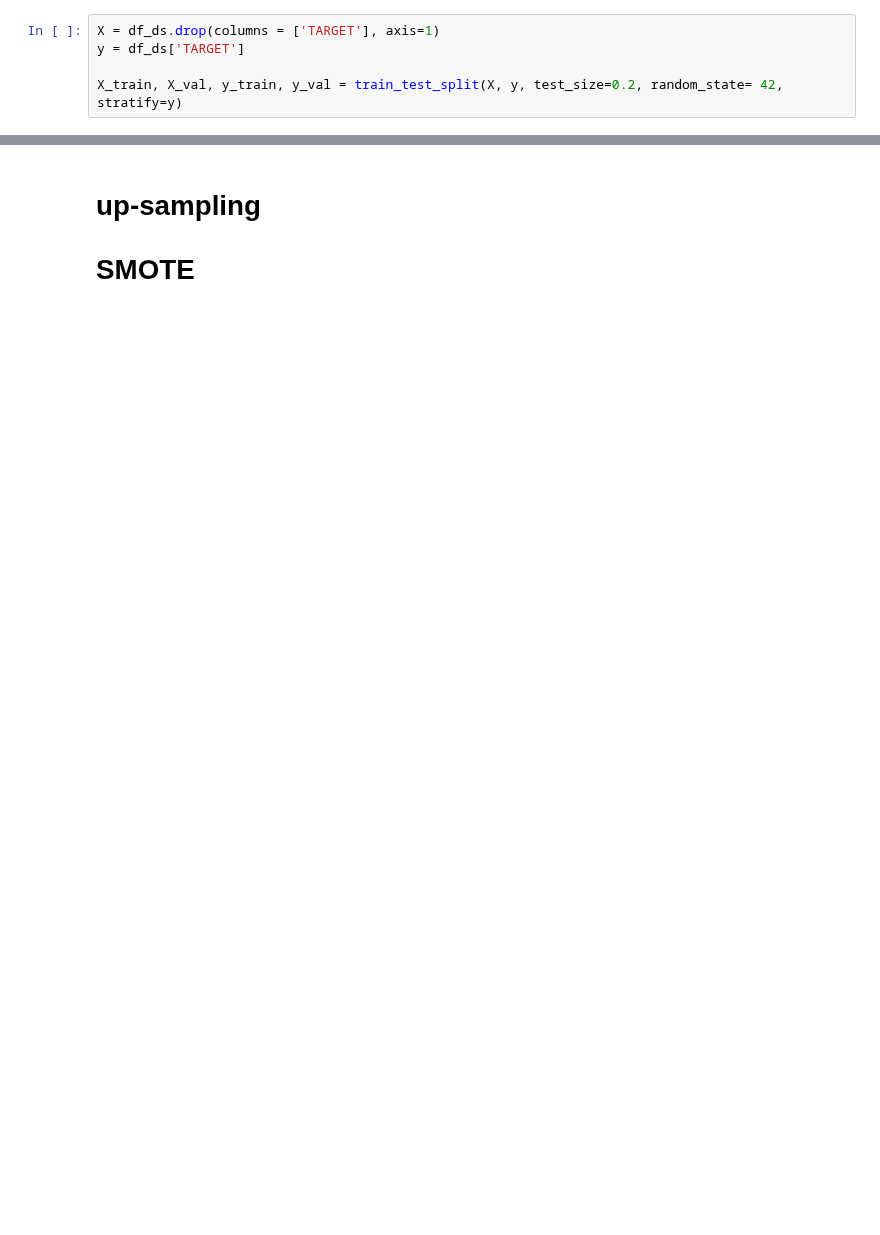
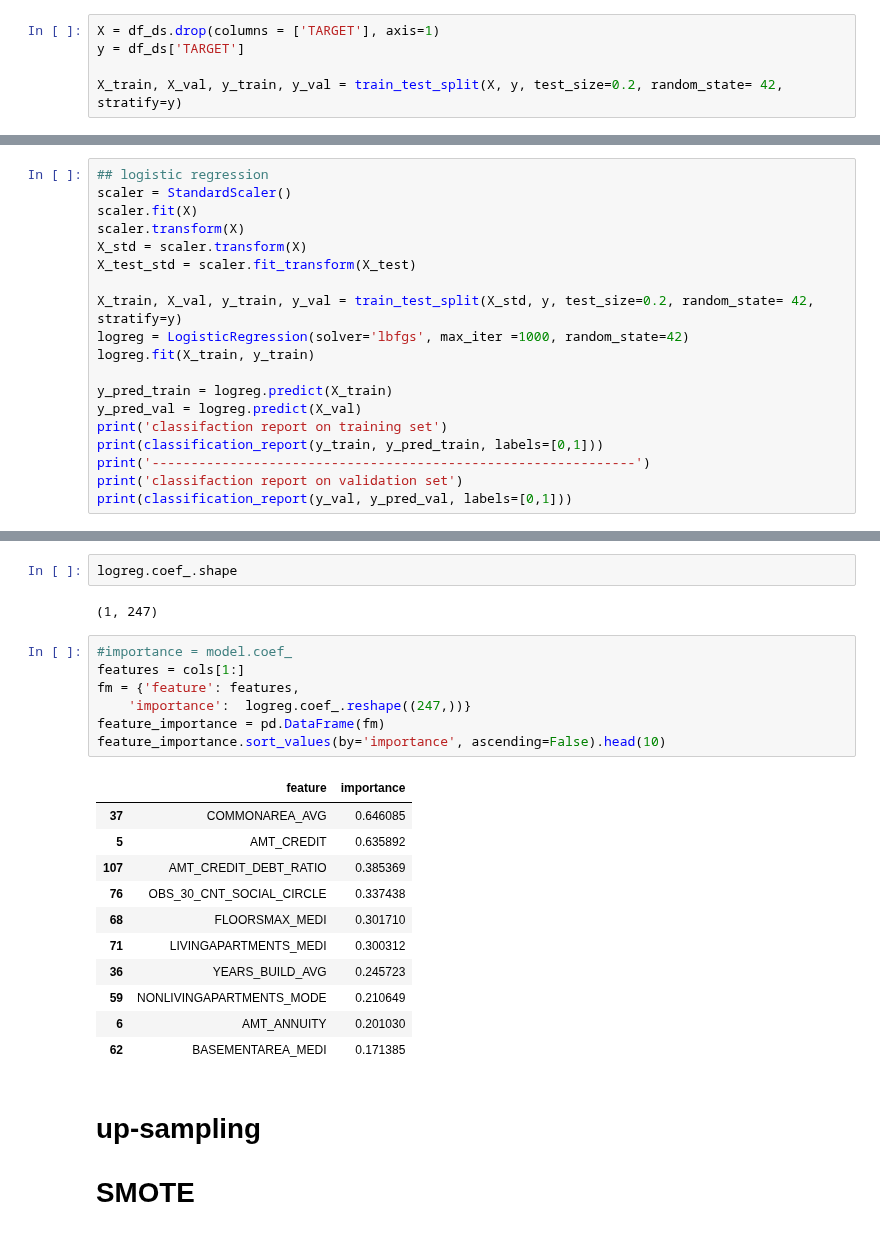
Before and after one commit to DSEI21000-S21/project-home-credit, a Jupyter notebook: experiments/eyob/model.ipynb, the cells around one changed output, grey strips where cells are left out. Drawn from its saved outputs; the diff is of its cells as text; blank space fills up the shorter version.

```diff
--- a/experiments/eyob/model.ipynb
+++ b/experiments/eyob/model.ipynb
@@ -137,0 +232,19 @@ rf = RandomForestClassifier
+# %%
+## logistic regression
+scaler = StandardScaler()
+scaler.fit(X)
+scaler.transform(X)
+X_std = scaler.transform(X)
+X_test_std = scaler.fit_transform(X_test)
+
+X_train, X_val, y_train, y_val = train_test_split(X_std, y, test_size=0.2, random_state= 42, stratify=y)
+logreg = LogisticRegression(solver='lbfgs', max_iter =1000, random_state=42)
+logreg.fit(X_train, y_train)
+
+y_pred_train = logreg.predict(X_train)
+y_pred_val = logreg.predict(X_val)
+print('classifaction report on training set')
+print(classification_report(y_train, y_pred_train, labels=[0,1]))
+print('--------------------------------------------------------------')
+print('classifaction report on validation set')
+print(classification_report(y_val, y_pred_val, labels=[0,1]))
@@ -138,3 +272,26 @@ rf = RandomForestClassifier
+# %%
+logreg.coef_.shape
+# %% [output]
+(1, 247)
+# %%
+#importance = model.coef_
+features = cols[1:]
+fm = {'feature': features,
+    'importance':  logreg.coef_.reshape((247,))}
+feature_importance = pd.DataFrame(fm)
+feature_importance.sort_values(by='importance', ascending=False).head(10)
+# %% [output]
+|  | feature | importance |
+| 37 | COMMONAREA_AVG | 0.646085 |
+| 5 | AMT_CREDIT | 0.635892 |
+| 107 | AMT_CREDIT_DEBT_RATIO | 0.385369 |
+| 76 | OBS_30_CNT_SOCIAL_CIRCLE | 0.337438 |
+| 68 | FLOORSMAX_MEDI | 0.301710 |
+| 71 | LIVINGAPARTMENTS_MEDI | 0.300312 |
+| 36 | YEARS_BUILD_AVG | 0.245723 |
+| 59 | NONLIVINGAPARTMENTS_MODE | 0.210649 |
+| 6 | AMT_ANNUITY | 0.201030 |
+| 62 | BASEMENTAREA_MEDI | 0.171385 |
 # %% [markdown]
 # up-sampling
 # SMOTE
```
Also changed, not shown: parts of 14 cells of this notebook.
